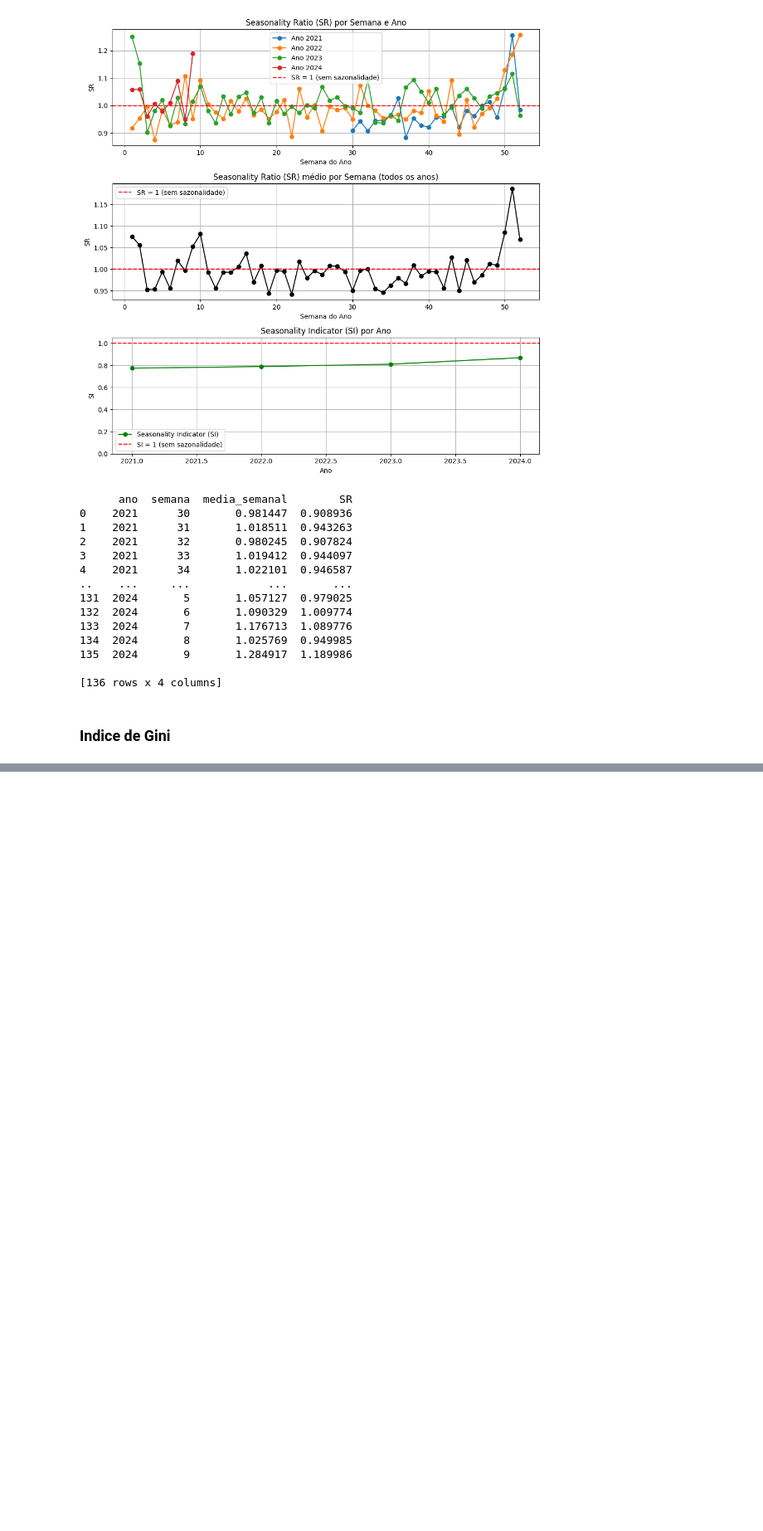
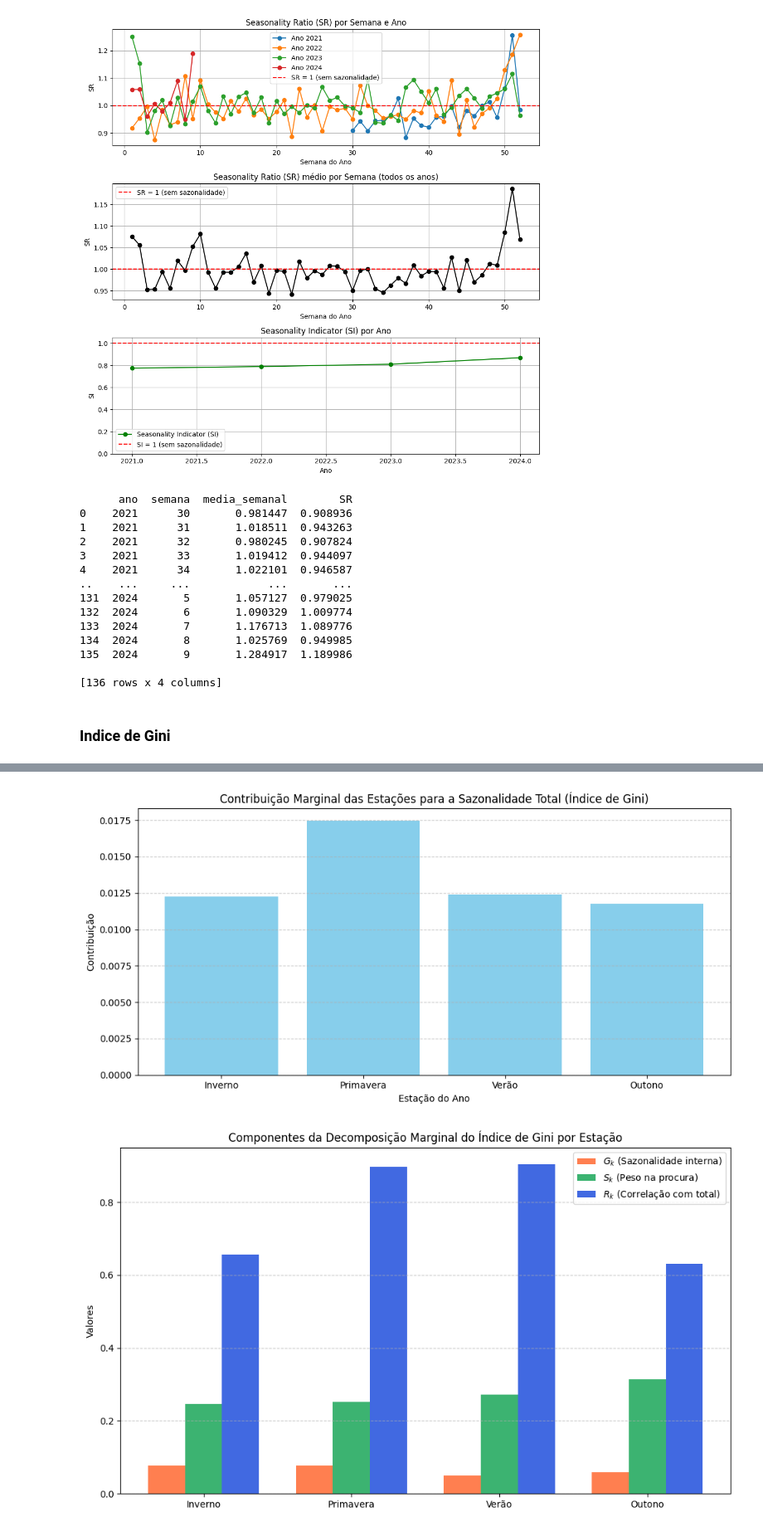
Before and after one commit to joanacarvalheiro/Seasonality, a Jupyter notebook: construcao_modelos/MSTL.ipynb, the cells around one changed output, grey strips where cells are left out. Shown at 83% size. Saved outputs shown, nothing was run; the diff lists cells and outputs as text; code cells hidden in the pictures; blank space fills up the shorter version.

```diff
--- a/construcao_modelos/MSTL.ipynb
+++ b/construcao_modelos/MSTL.ipynb
@@ -813,0 +946,34 @@ print(df_sr)
+# %%
+def plot_gini_decomposition(tabela):
+    # Gráfico 1: Contribuições por estação
+    plt.figure(figsize=(10, 5))
+    plt.bar(tabela['Estação'], tabela['Contribuição'], color='skyblue')
+    plt.title('Contribuição Marginal das Estações para a Sazonalidade Total (Índice de Gini)')
+    plt.ylabel('Contribuição')
+    plt.xlabel('Estação do Ano')
+    plt.grid(axis='y', linestyle='--', alpha=0.7)
+    plt.tight_layout()
+    plt.show()
+
+    # Gráfico 2: G_k, S_k e R_k por estação
+    x = np.arange(len(tabela['Estação']))
+    width = 0.25
+
+    fig, ax = plt.subplots(figsize=(10, 6))
+    ax.bar(x - width, tabela['G_k'], width, label='$G_k$ (Sazonalidade interna)', color='coral')
+    ax.bar(x, tabela['S_k'], width, label='$S_k$ (Peso na procura)', color='mediumseagreen')
+    ax.bar(x + width, tabela['R_k'], width, label='$R_k$ (Correlação com total)', color='royalblue')
+
+    ax.set_xticks(x)
+    ax.set_xticklabels(tabela['Estação'])
+    ax.set_ylabel('Valores')
+    ax.set_title('Componentes da Decomposição Marginal do Índice de Gini por Estação')
+    ax.legend()
+    ax.grid(axis='y', linestyle='--', alpha=0.7)
+    plt.tight_layout()
+    plt.show()
+# %%
+gini_total, gini_decomp, tabela_diario = decomposicao_gini_por_estacao(df_diario, 'count_8')
+print(f'Índice de Gini total: {gini_total:.4f}')
+print(f'Soma da decomposição marginal do Gini: {gini_decomp:.4f}')
+print(tabela_diario)
@@ -813,0 +997,5 @@ print(df_sr)
+# %%
+plot_gini_decomposition(tabela_diario)
+# %% [output]
+[figure, added]
+[figure, added]
```
Also changed, not shown: parts of 26 cells of this notebook.
